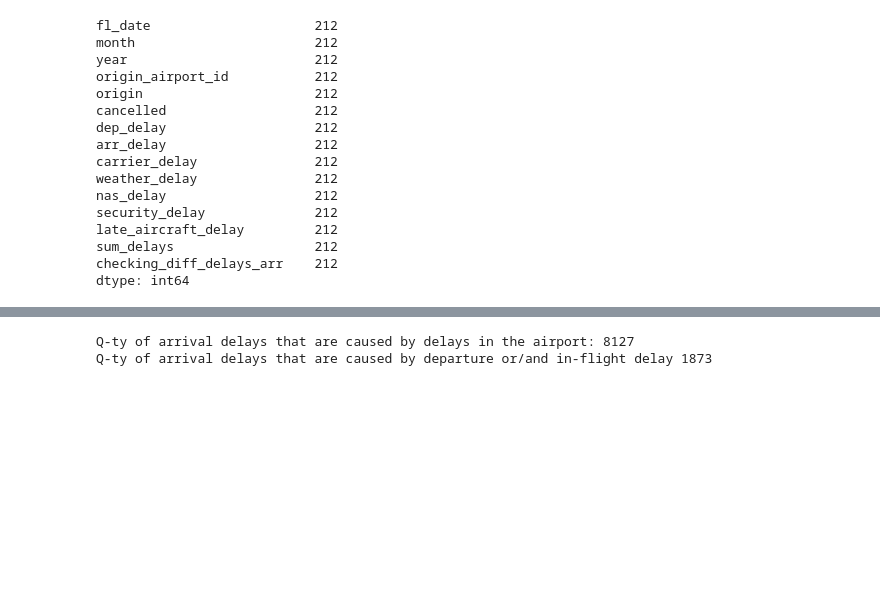
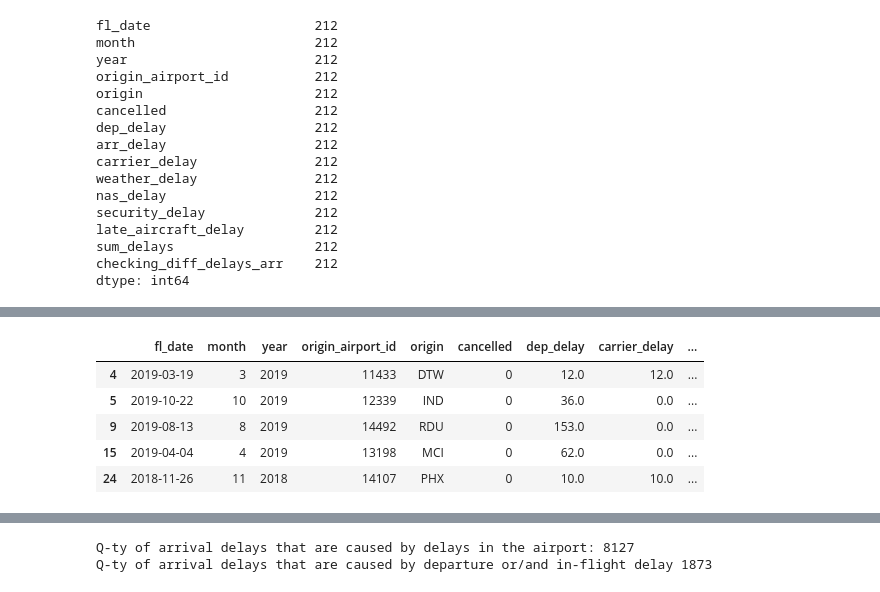
Before and after one commit to coffeature/flight_project, a Jupyter notebook: 01dp.ipynb, the cells around one changed output, grey strips where cells are left out. Drawn from its saved outputs; the diff is of its cells as text; code cells hidden in the pictures; blank space fills up the shorter version.

```diff
--- a/01dp.ipynb
+++ b/01dp.ipynb
@@ -311,0 +319,11 @@ df_delay_dep
+# %%
+df_delay_dep.head()
+df_delay_dep = df_delay_dep.drop(['arr_delay'], axis=1)
+df_delay_dep.head()
+# %% [output]
+|  | fl_date | month | year | origin_airport_id | origin | cancelled | dep_delay | carrier_delay | ... |
+| 4 | 2019-03-19 | 3 | 2019 | 11433 | DTW | 0 | 12.0 | 12.0 | ... |
+| 5 | 2019-10-22 | 10 | 2019 | 12339 | IND | 0 | 36.0 | 0.0 | ... |
+| 9 | 2019-08-13 | 8 | 2019 | 14492 | RDU | 0 | 153.0 | 0.0 | ... |
+| 15 | 2019-04-04 | 4 | 2019 | 13198 | MCI | 0 | 62.0 | 0.0 | ... |
+| 24 | 2018-11-26 | 11 | 2018 | 14107 | PHX | 0 | 10.0 | 10.0 | ... |
```
Also changed, not shown: parts of 17 cells of this notebook, 2 other files.
